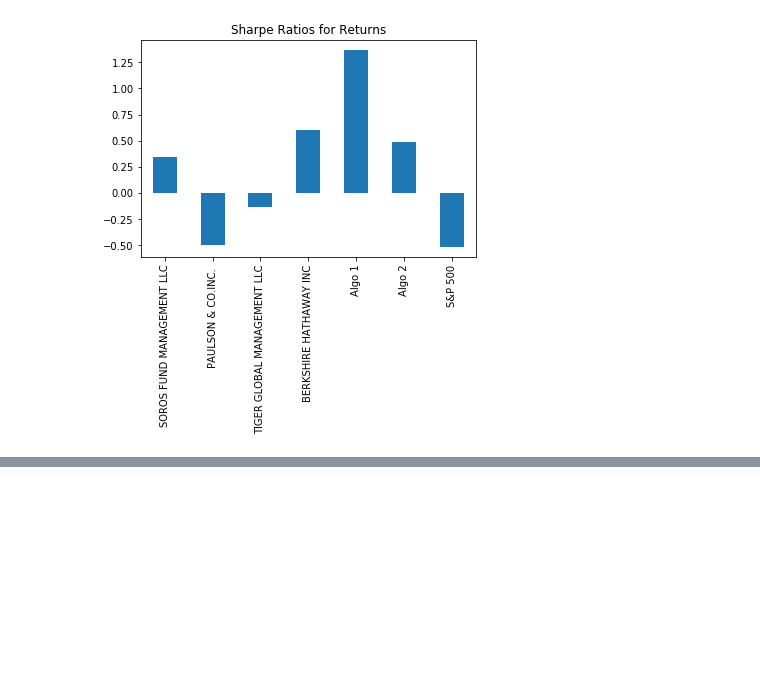
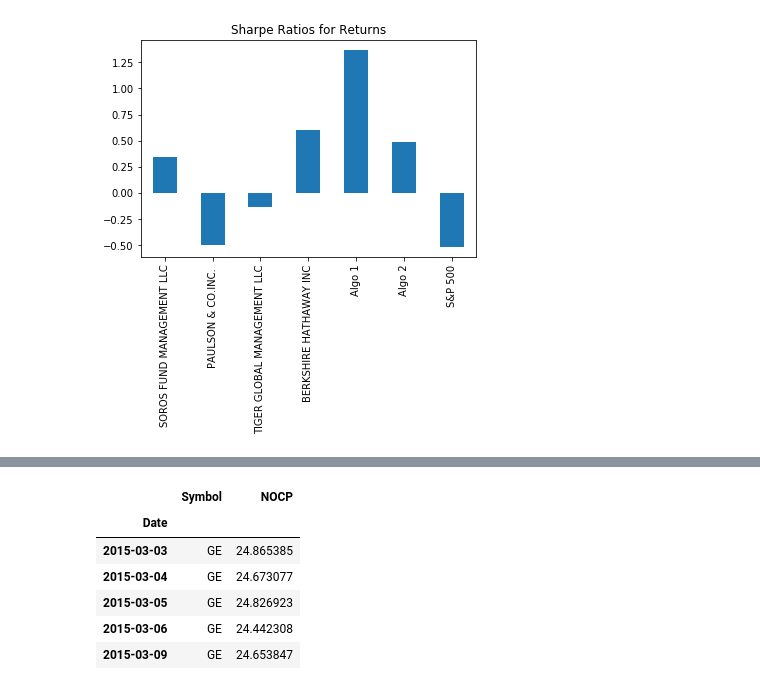
Before and after one commit to agalakt/pandas-homework, a Jupyter notebook: whaling_analysis_pandas.ipynb, the cells around one changed output, grey strips where cells are left out. Saved outputs shown, nothing was run; the diff lists cells and outputs as text; code cells hidden in the pictures; blank space fills up the shorter version.

```diff
--- a/whaling_analysis_pandas.ipynb
+++ b/whaling_analysis_pandas.ipynb
@@ -278,0 +298,15 @@ sharpe_ratios.plot(kind="bar", title="Sharpe Ratios for Returns")
+# %%
+ge_df = pd.read_csv(ge_csvpath, index_col="Date", infer_datetime_format=True, parse_dates=True)
+ge_df.drop(columns=['Open', 'High', 'Low', 'Adj Close', 'Volume'], inplace=True)
+ge_df.columns = ['NOCP']
+ge_df['Symbol'] = 'GE'
+ge_df = ge_df[["Symbol", "NOCP"]]
+ge_df.head()
+# %% [output]
+|  | Symbol | NOCP |
+| Date |  |  |
+| 2015-03-03 | GE | 24.865385 |
+| 2015-03-04 | GE | 24.673077 |
+| 2015-03-05 | GE | 24.826923 |
+| 2015-03-06 | GE | 24.442308 |
+| 2015-03-09 | GE | 24.653847 |
```
Also changed, not shown: parts of 4 cells of this notebook.
